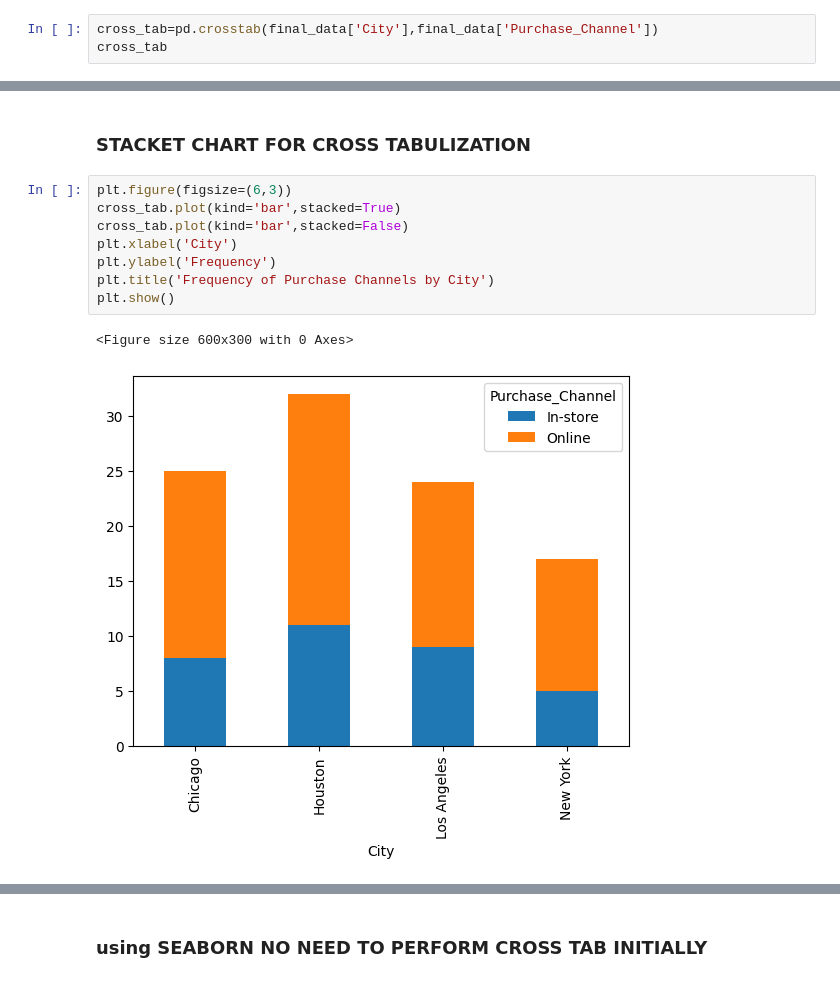
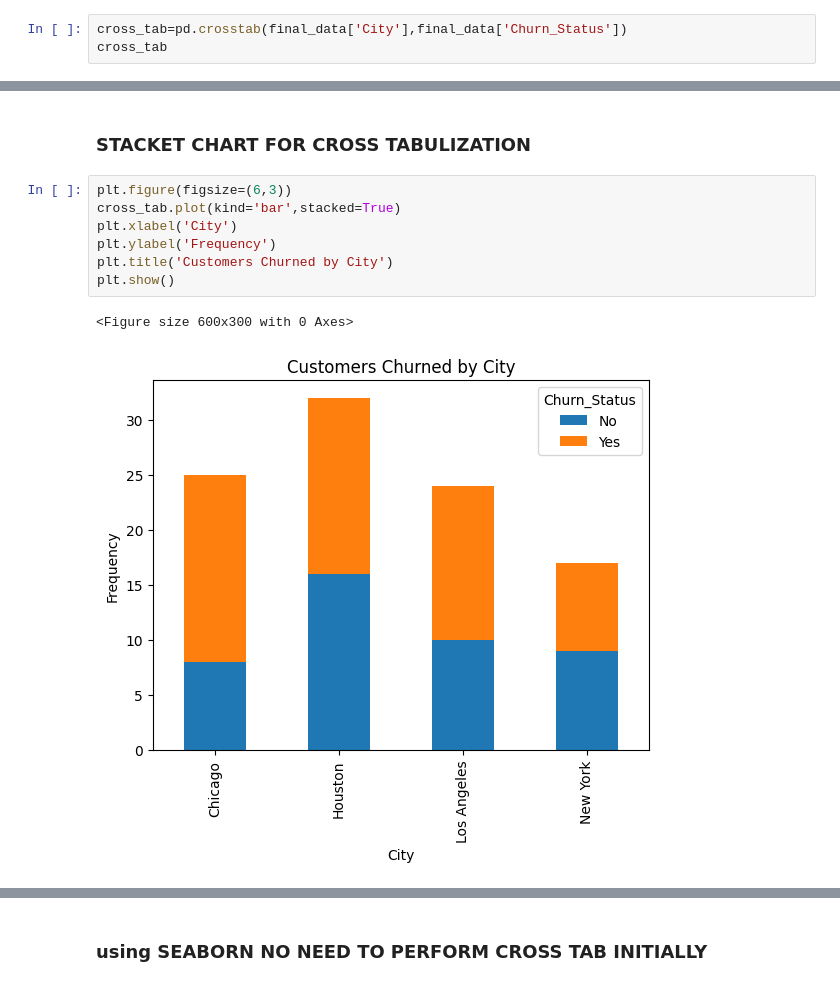
Before and after one commit to ABBAS-37405/PYTHON-AND-DATA-SCIENCE, a Jupyter notebook: dataclean.ipynb, the cells around one changed output, grey strips where cells are left out. Cells and saved outputs as stored; diff of their text form.

```diff
--- a/dataclean.ipynb
+++ b/dataclean.ipynb
@@ -470,6 +470,6 @@ final_data.head()
 | 3 | C004 | Male | 34 | 58030.0 | Chicago | Midwest | 6 | 67.329 | ... |
 | 4 | C005 | Male | 30 | 78889.0 | Houston | Midwest | 3 | 52.763 | ... |
 # %%
-cross_tab=pd.crosstab(final_data['City'],final_data['Purchase_Channel'])
+cross_tab=pd.crosstab(final_data['City'],final_data['Churn_Status'])
 cross_tab
 # %% [output]
@@ -511,11 +511,10 @@ plt.show()
 # %%
 plt.figure(figsize=(6,3))
 cross_tab.plot(kind='bar',stacked=True)
-cross_tab.plot(kind='bar',stacked=False)
 plt.xlabel('City')
 plt.ylabel('Frequency')
-plt.title('Frequency of Purchase Channels by City')
+plt.title('Customers Churned by City')
 plt.show()
 # %% [output]
 <Figure size 600x300 with 0 Axes>
-[figure, old version]
+[figure, new version]
```
Also changed, not shown: parts of 3 cells of this notebook.
